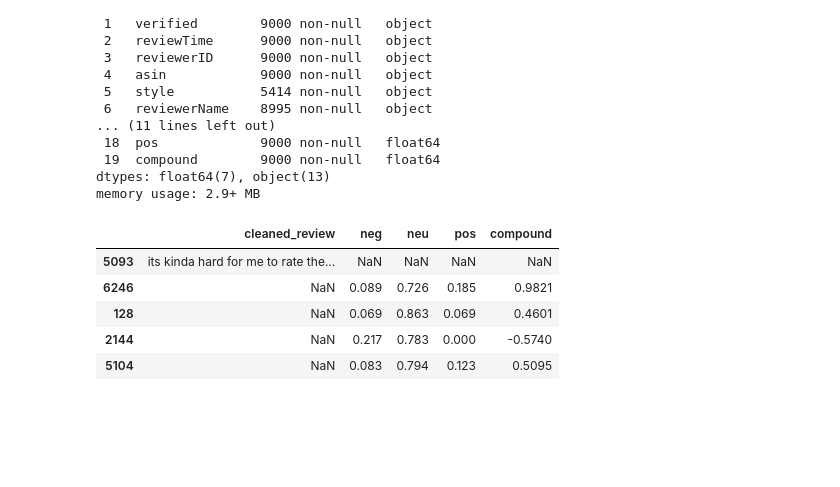
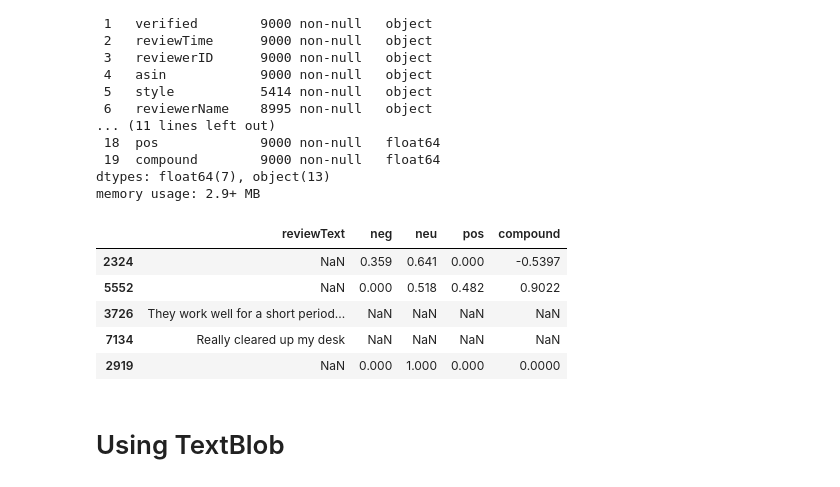
Before and after one commit to Asifdotexe/Natural-LangWiz, a Jupyter notebook: code/nlp_sentimental_analysis.ipynb, the cells around one changed output. Cells and saved outputs as stored; diff of their text form; code cells hidden in the pictures; blank space fills up the shorter version.

```diff
--- a/code/nlp_sentimental_analysis.ipynb
+++ b/code/nlp_sentimental_analysis.ipynb
@@ -13,7 +13,7 @@ nltk.download('vader_lexicon')
 [nltk_data]   Package vader_lexicon is already up-to-date!
 True
 # %%
-df = pd.read_csv(r'..\data\preprocessed_amazon_review.csv')
+df = pd.read_csv(r'..\data\Twitter_Data.csv\Twitter_Data.csv')
 df.info()
 # %% [output]
 <class 'pandas.core.frame.DataFrame'>
@@ -45,16 +37,7 @@ df.head()
 # %%
 sia = SentimentIntensityAnalyzer()
-# %%
-def clean_text(text):
-    if text is None:
-        text = ''
-    # Remove non-textual characters
-    pattern = re.compile(r'[^\w\s]')
-    cleaned_text = pattern.sub('', str(text))
-    return cleaned_text
-
-def get_sentiment_scores(text):
-    cleaned_text = clean_text(text)
-    return sia.polarity_scores(cleaned_text)
-# %%
-df['sentiment_scores'] = df['reviewText'].apply(get_sentiment_scores)
+# %%
+def get_sentiment_scores(text: str) -> float:
+    return sia.polarity_scores(text)
+
+df['sentiment_score'] = df['clean_text'].apply(get_sentiment_scores)
@@ -108,11 +94,13 @@ Data columns (total 20 columns):
 dtypes: float64(7), object(13)
 memory usage: 2.9+ MB
 # %%
-df[['cleaned_review', 'neg', 'neu','pos','compound']].sample(5)
+df[['reviewText', 'neg', 'neu','pos','compound']].sample(5)
 # %% [output]
-|  | cleaned_review | neg | neu | pos | compound |
-| 5093 | its kinda hard for me to rate the... | NaN | NaN | NaN | NaN |
-| 6246 | NaN | 0.089 | 0.726 | 0.185 | 0.9821 |
-| 128 | NaN | 0.069 | 0.863 | 0.069 | 0.4601 |
-| 2144 | NaN | 0.217 | 0.783 | 0.000 | -0.5740 |
-| 5104 | NaN | 0.083 | 0.794 | 0.123 | 0.5095 |
+|  | reviewText | neg | neu | pos | compound |
+| 2324 | NaN | 0.359 | 0.641 | 0.000 | -0.5397 |
+| 5552 | NaN | 0.000 | 0.518 | 0.482 | 0.9022 |
+| 3726 | They work well for a short period... | NaN | NaN | NaN | NaN |
+| 7134 | Really cleared up my desk | NaN | NaN | NaN | NaN |
+| 2919 | NaN | 0.000 | 1.000 | 0.000 | 0.0000 |
+# %% [markdown]
+# Using TextBlob
```
Also changed, not shown: parts of 10 cells of this notebook.
